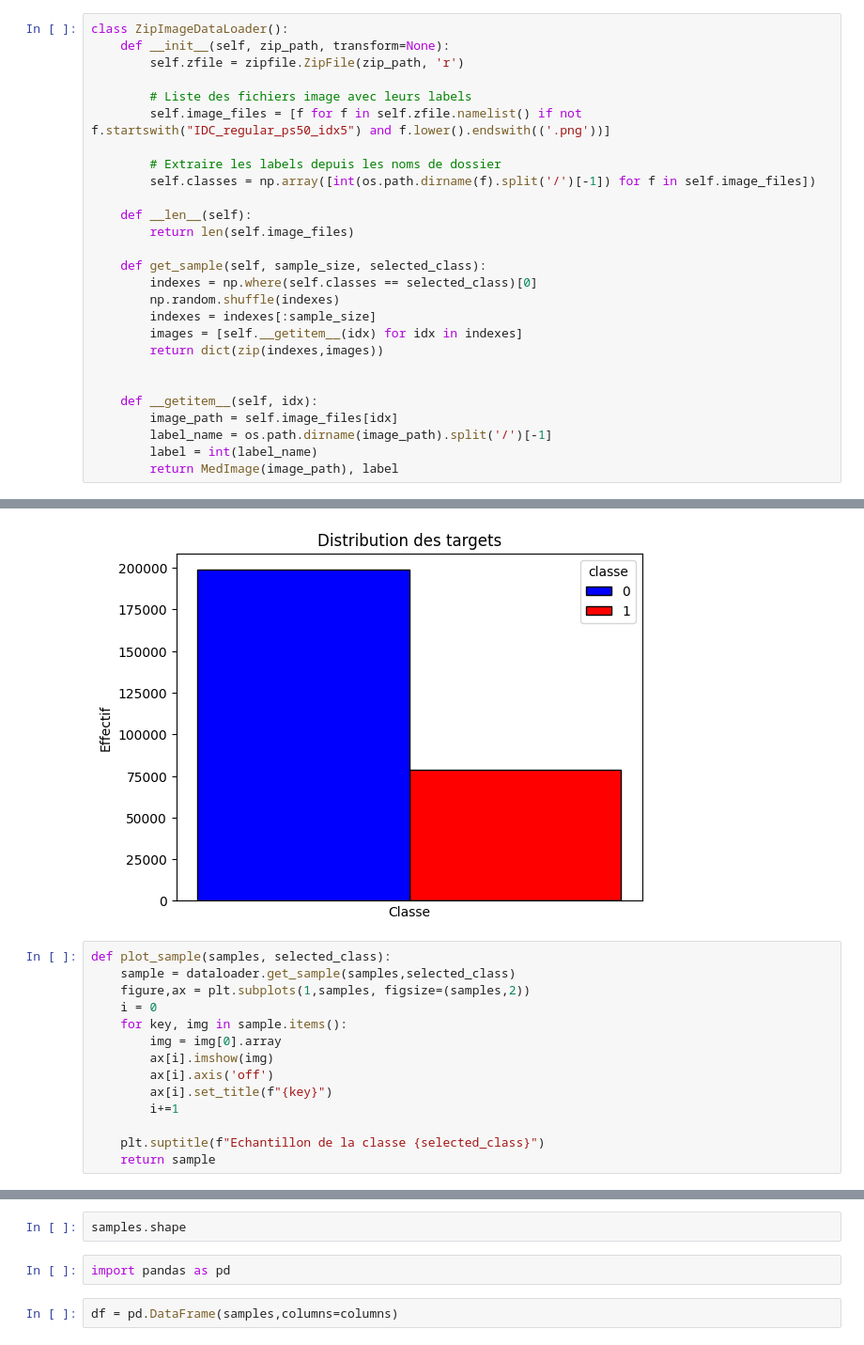
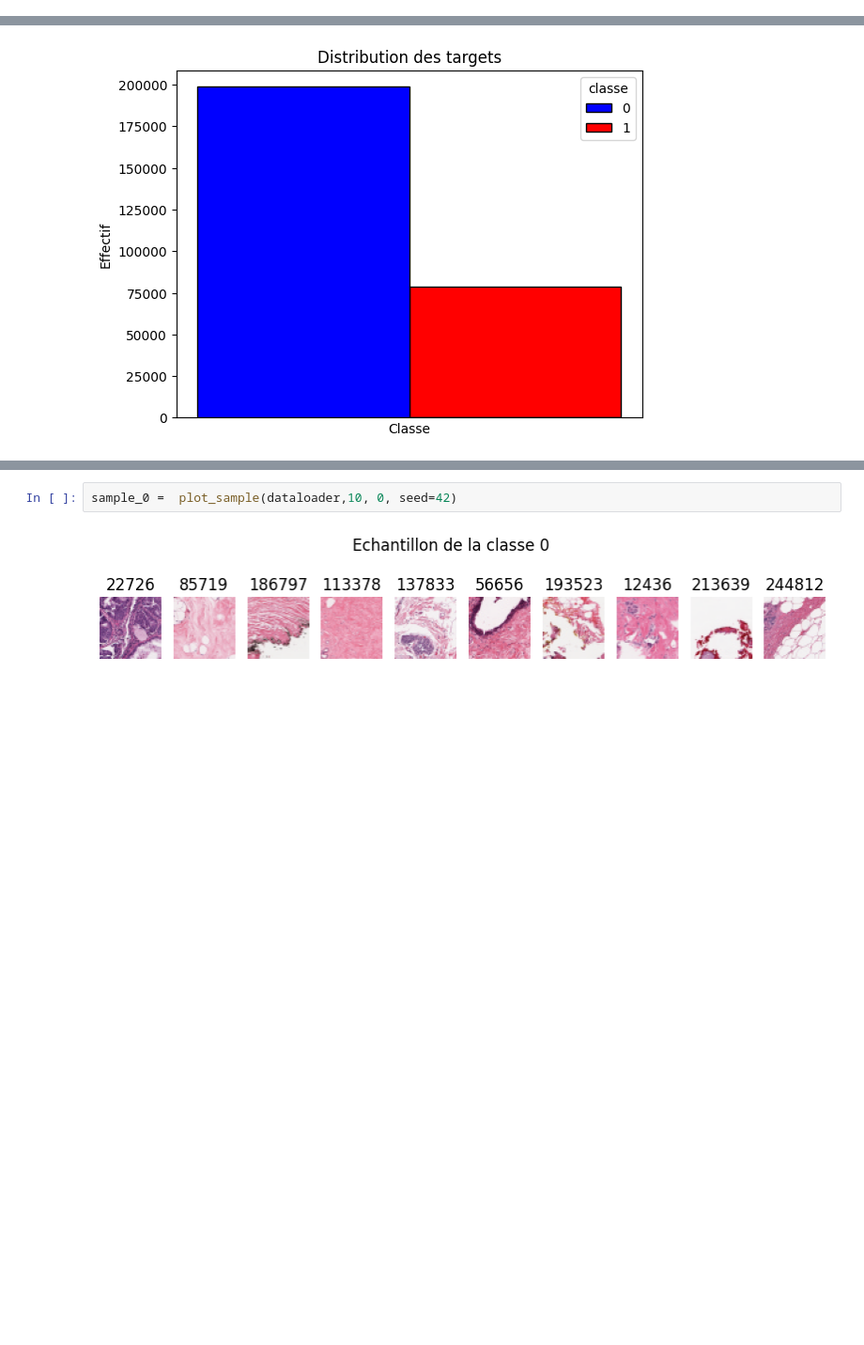
Before and after one commit to trentinx/ruban_rose, a Jupyter notebook: notebooks/01-EDA.ipynb, the cells around one changed output, grey strips where cells are left out. Shown at 94% size. Drawn from its saved outputs; the diff is of its cells as text; blank space fills up the shorter version.

Commit message:
Update export functions in lib . Try optuna + random forest classifier

```diff
--- a/notebooks/01-EDA.ipynb
+++ b/notebooks/01-EDA.ipynb
@@ -23,27 +0,0 @@ To enable the following instructions: AVX2 AVX_VNNI FMA, in other operations, re
-# %%
-class ZipImageDataLoader():
-    def __init__(self, zip_path, transform=None):
-        self.zfile = zipfile.ZipFile(zip_path, 'r')
-
-        # Liste des fichiers image avec leurs labels
-        self.image_files = [f for f in self.zfile.namelist() if not f.startswith("IDC_regular_ps50_idx5") and f.lower().endswith(('.png'))]
-
-        # Extraire les labels depuis les noms de dossier
-        self.classes = np.array([int(os.path.dirname(f).split('/')[-1]) for f in self.image_files])
-
-    def __len__(self):
-        return len(self.image_files)
-
-    def get_sample(self, sample_size, selected_class):
-        indexes = np.where(self.classes == selected_class)[0]
-        np.random.shuffle(indexes)
-        indexes = indexes[:sample_size]
-        images = [self.__getitem__(idx) for idx in indexes]
-        return dict(zip(indexes,images))
-
-
-    def __getitem__(self, idx):
-        image_path = self.image_files[idx]
-        label_name = os.path.dirname(image_path).split('/')[-1]
-        label = int(label_name)
-        return MedImage(image_path), label
@@ -86,17 +54,3 @@ g.set_xticks([])
 g.set_title("Distribution des targets");
 # %% [output]
 [figure]
-# %%
-def plot_sample(samples, selected_class):
-    sample = dataloader.get_sample(samples,selected_class)
-    figure,ax = plt.subplots(1,samples, figsize=(samples,2))
-    i = 0
-    for key, img in sample.items():
-        img = img[0].array
-        ax[i].imshow(img)
-        ax[i].axis('off')
-        ax[i].set_title(f"{key}")
-        i+=1
-
-    plt.suptitle(f"Echantillon de la classe {selected_class}")
-    return sample
@@ -201,6 +57,4 @@ samples = np.array(samples)
-# %%
-samples.shape
-# %%
-import pandas as pd
-# %%
-df = pd.DataFrame(samples,columns=columns)
+# %%
+sample_0 =  plot_sample(dataloader,10, 0, seed=42)
+# %% [output]
+[figure, added]
```
Also changed, not shown: parts of 47 cells of this notebook, 9 other files.
